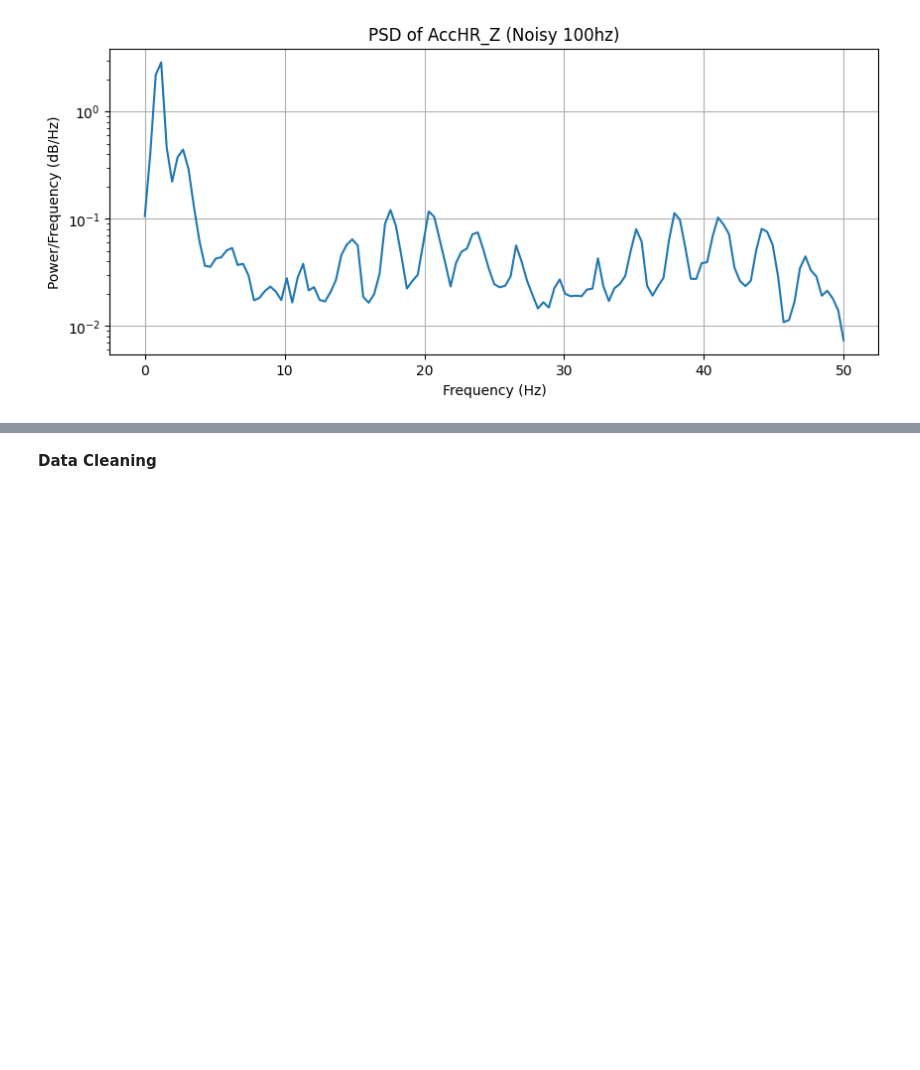
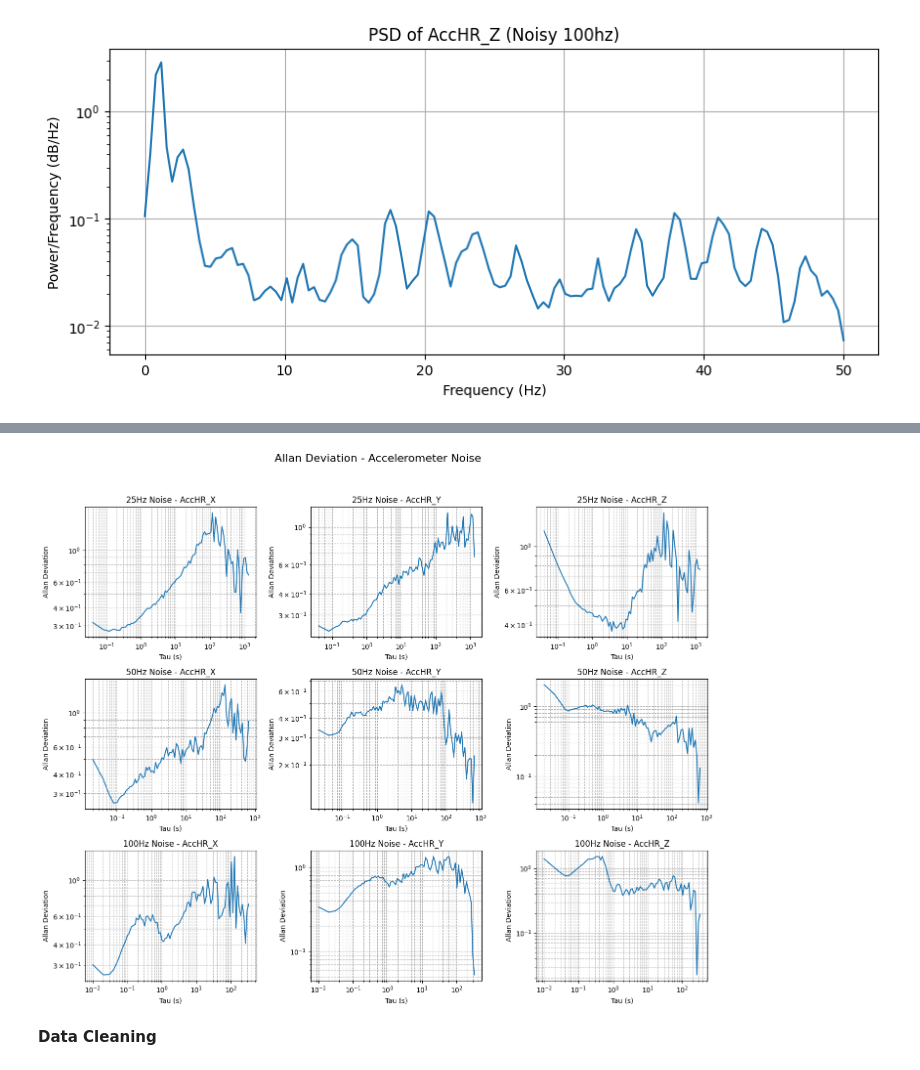
Before and after one commit to Samplergithub769/mtu-xsens-imu-Sensor, a Jupyter notebook: mtu_xsens_imu_Sensor (1).ipynb, the cells around one changed output, grey strips where cells are left out. Cells and saved outputs as stored; diff of their text form; code cells hidden in the pictures; blank space fills up the shorter version.

```diff
--- a/mtu_xsens_imu_Sensor (1).ipynb
+++ b/mtu_xsens_imu_Sensor (1).ipynb
@@ -447,3 +467,53 @@ for label, df in original_dataframes.items():
+# %%
+def allan_variance(data, rate):
+    """
+    Compute Allan deviation (sqrt of Allan variance) of a 1D time series.
+    """
+    tau0 = 1 / rate
+    N = len(data)
+    max_m = 2 ** np.floor(np.log2(N / 2))
+    m = np.logspace(0, np.log10(max_m), 100).astype(int)
+    m = np.unique(m)
+    taus = m * tau0
+
+    avar = np.zeros(len(m))
+    for i, mi in enumerate(m):
+        y = data[:N - (N % mi)].reshape(-1, mi).mean(axis=1)
+        avar[i] = np.mean((y[1:] - y[:-1]) ** 2) / 2
+
+    return taus, np.sqrt(avar)
+
+# Create dictionary of noisy data
+data = {
+    "25Hz Noise": df_noise_25hz,
+    "50Hz Noise": df_noise_50hz,
+    "100Hz Noise": df_noise_100hz
+}
+
+# Plot Allan Variance for AccHR_X, Y, Z in each noisy dataset
+plt.figure(figsize=(14, 12))
+plt.suptitle("Allan Deviation - Accelerometer Noise", fontsize=16)
+plot_index = 1
+
+for name, df in data.items():
+    fs = int(name.split('Hz')[0])  # Extract sampling frequency
+
+    for axis in ['AccHR_X', 'AccHR_Y', 'AccHR_Z']:
+        sig = df[axis].dropna().values - np.mean(df[axis].dropna().values)  # zero-mean
+        taus, adev = allan_variance(sig, fs)
+
+        plt.subplot(3, 3, plot_index)
+        plt.loglog(taus, adev)
+        plt.title(f"{name} - {axis}")
+        plt.xlabel("Tau (s)")
+        plt.ylabel("Allan Deviation")
+        plt.grid(True, which="both", ls="--")
+        plot_index += 1
+
+plt.tight_layout(rect=[0, 0.03, 1, 0.95])
+plt.show()
+# %% [output]
+[figure, added]
 # %% [markdown]
 **Data Cleaning**
 # %% [markdown]
```
Also changed, not shown: parts of 1 cell of this notebook.
